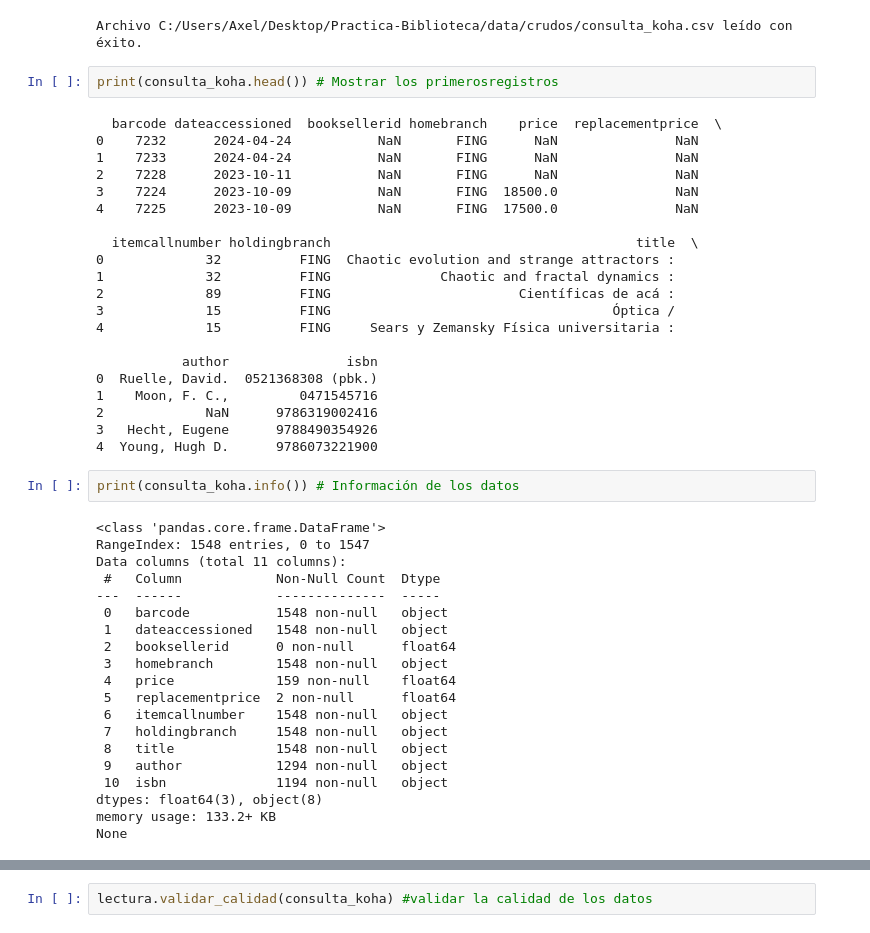
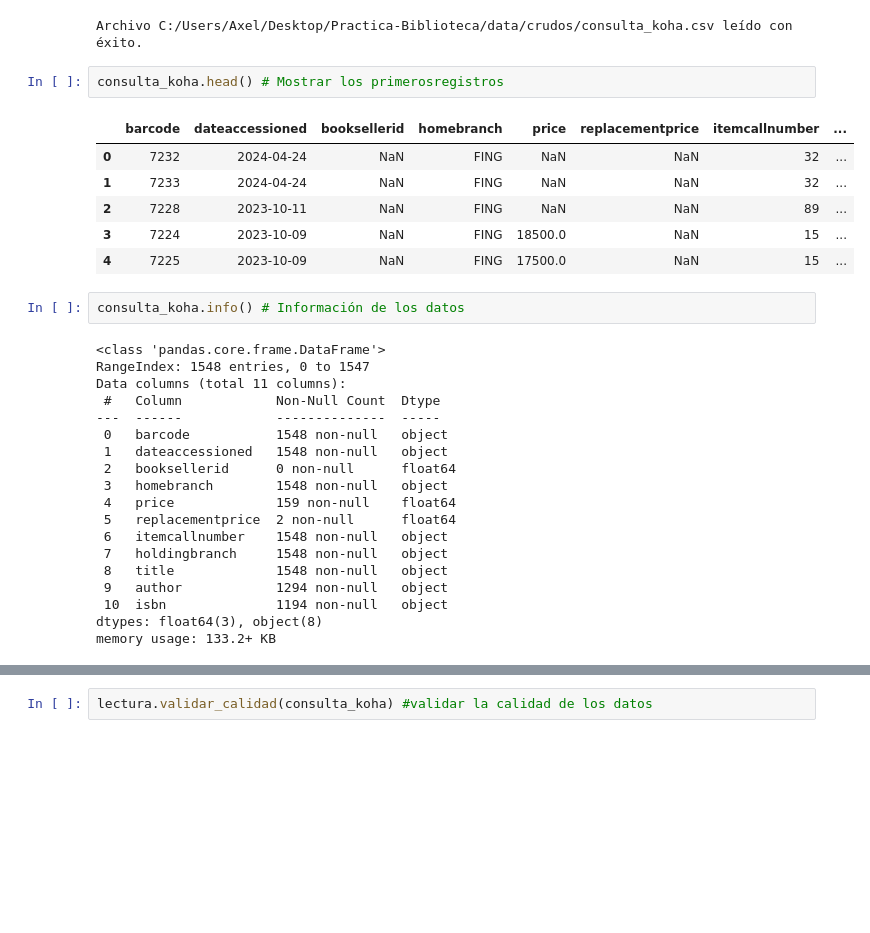
Before and after one commit to axelescalante0/Practica-Biblioteca, a Jupyter notebook: notebooks/analisis_exploratorio.ipynb, the cells around one changed output, grey strips where cells are left out. Cells and saved outputs as stored; diff of their text form; blank space fills up the shorter version.

```diff
--- a/notebooks/analisis_exploratorio.ipynb
+++ b/notebooks/analisis_exploratorio.ipynb
@@ -183,30 +188,16 @@ consulta_koha = lectura.leer_csv('C:/Users/Axel/Desktop/Practica-Biblioteca/data
 # %% [output]
 Archivo C:/Users/Axel/Desktop/Practica-Biblioteca/data/crudos/consulta_koha.csv leído con éxito.
 # %%
-print(consulta_koha.head()) # Mostrar los primerosregistros
+consulta_koha.head() # Mostrar los primerosregistros
 # %% [output]
-  barcode dateaccessioned  booksellerid homebranch    price  replacementprice  \
-0    7232      2024-04-24           NaN       FING      NaN               NaN
-1    7233      2024-04-24           NaN       FING      NaN               NaN
-2    7228      2023-10-11           NaN       FING      NaN               NaN
-3    7224      2023-10-09           NaN       FING  18500.0               NaN
-4    7225      2023-10-09           NaN       FING  17500.0               NaN
-
-  itemcallnumber holdingbranch                                       title  \
-0             32          FING  Chaotic evolution and strange attractors :
-1             32          FING              Chaotic and fractal dynamics :
-2             89          FING                        Científicas de acá :
-3             15          FING                                    Óptica /
-4             15          FING     Sears y Zemansky Física universitaria :
-
-           author               isbn
-0  Ruelle, David.  0521368308 (pbk.)
-1    Moon, F. C.,         0471545716
-2             NaN      9786319002416
-3   Hecht, Eugene      9788490354926
-4  Young, Hugh D.      9786073221900
+|  | barcode | dateaccessioned | booksellerid | homebranch | price | replacementprice | itemcallnumber | ... |
+| 0 | 7232 | 2024-04-24 | NaN | FING | NaN | NaN | 32 | ... |
+| 1 | 7233 | 2024-04-24 | NaN | FING | NaN | NaN | 32 | ... |
+| 2 | 7228 | 2023-10-11 | NaN | FING | NaN | NaN | 89 | ... |
+| 3 | 7224 | 2023-10-09 | NaN | FING | 18500.0 | NaN | 15 | ... |
+| 4 | 7225 | 2023-10-09 | NaN | FING | 17500.0 | NaN | 15 | ... |
 # %%
-print(consulta_koha.info()) # Información de los datos
+consulta_koha.info() # Información de los datos
 # %% [output]
 <class 'pandas.core.frame.DataFrame'>
 RangeIndex: 1548 entries, 0 to 1547
@@ -226,6 +217,5 @@ Data columns (total 11 columns):
  10  isbn              1194 non-null   object
 dtypes: float64(3), object(8)
 memory usage: 133.2+ KB
-None
 # %%
 # Mostrar un resumen descriptivo de las variables cualitativas
```
Also changed, not shown: parts of 19 cells of this notebook, 4 other files.
